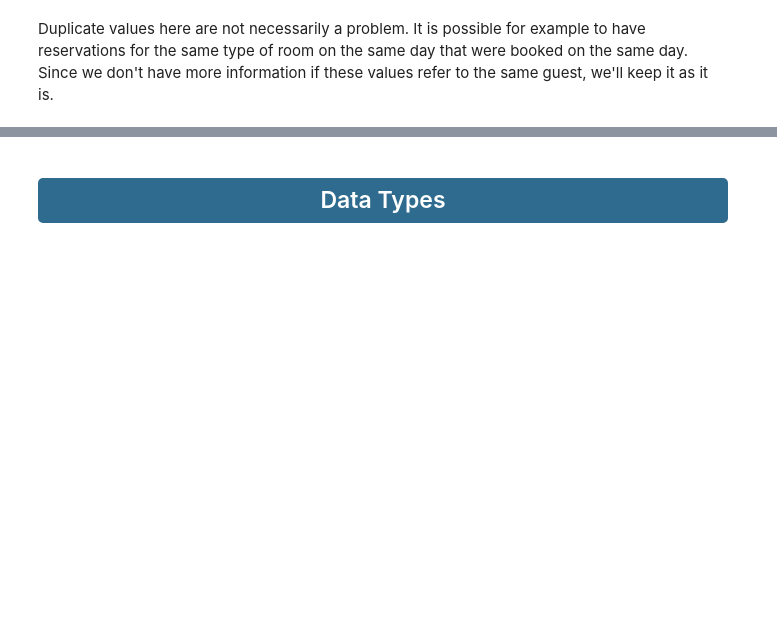
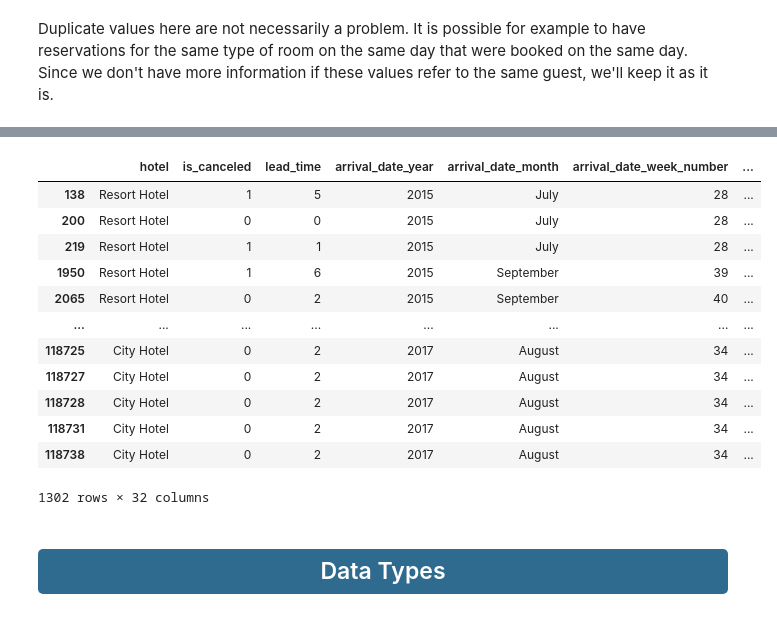
Before and after one commit to alyssonvidal/Hotel-Booking-Cancelations, a Jupyter notebook: notebooks/part01_preprocessing.ipynb, the cells around one changed output, grey strips where cells are left out. Drawn from its saved outputs; the diff is of its cells as text; code cells hidden in the pictures; blank space fills up the shorter version.

```diff
--- a/notebooks/part01_preprocessing.ipynb
+++ b/notebooks/part01_preprocessing.ipynb
@@ -151,0 +178,2 @@ data.loc[data.duplicated(), :].sample(3)
+# %%
+zzz = data.loc[data.duplicated(), :]
@@ -152,3 +189,19 @@ data.loc[data.duplicated(), :].sample(3)
+# %%
+zzz.loc[(zzz.lead_time < 7)]
+# %% [output]
+|  | hotel | is_canceled | lead_time | arrival_date_year | arrival_date_month | arrival_date_week_number | ... |
+| 138 | Resort Hotel | 1 | 5 | 2015 | July | 28 | ... |
+| 200 | Resort Hotel | 0 | 0 | 2015 | July | 28 | ... |
+| 219 | Resort Hotel | 1 | 1 | 2015 | July | 28 | ... |
+| 1950 | Resort Hotel | 1 | 6 | 2015 | September | 39 | ... |
+| 2065 | Resort Hotel | 0 | 2 | 2015 | September | 40 | ... |
+| ... | ... | ... | ... | ... | ... | ... | ... |
+| 118725 | City Hotel | 0 | 2 | 2017 | August | 34 | ... |
+| 118727 | City Hotel | 0 | 2 | 2017 | August | 34 | ... |
+| 118728 | City Hotel | 0 | 2 | 2017 | August | 34 | ... |
+| 118731 | City Hotel | 0 | 2 | 2017 | August | 34 | ... |
+| 118738 | City Hotel | 0 | 2 | 2017 | August | 34 | ... |
+1302 rows × 32 columns
 # %% [markdown]
 ### <div style="color:white;display:fill;border-radius:5px;background-color:#2E6B8E;letter-spacing:0.5px;overflow:hidden"><p style="padding:10px;color:white;overflow:hidden;text-align: center;margin:0;font-size:120%">Data Types</p></div>
 # %%
```
Also changed, not shown: parts of 39 cells of this notebook, 19 other files.
